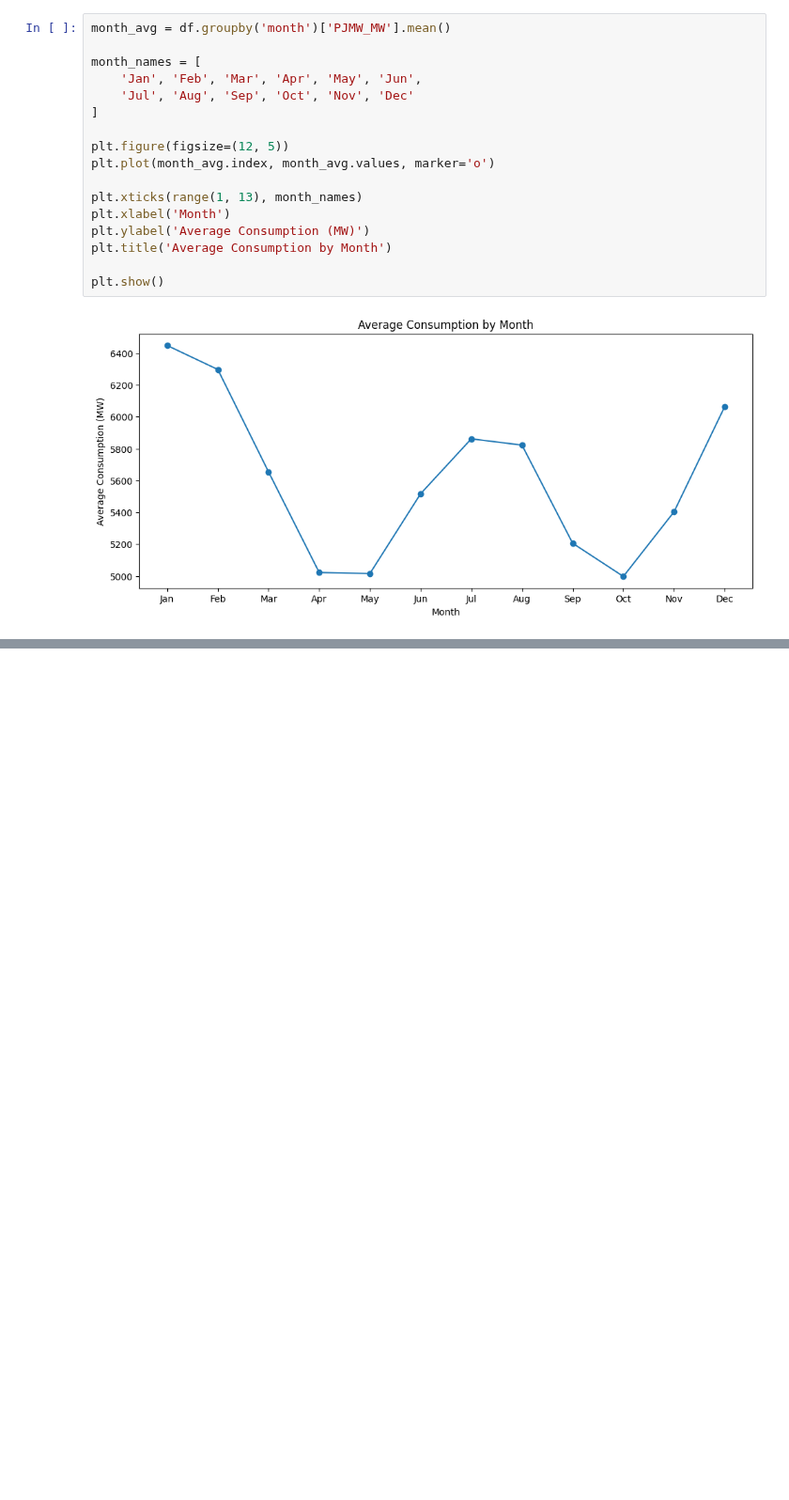
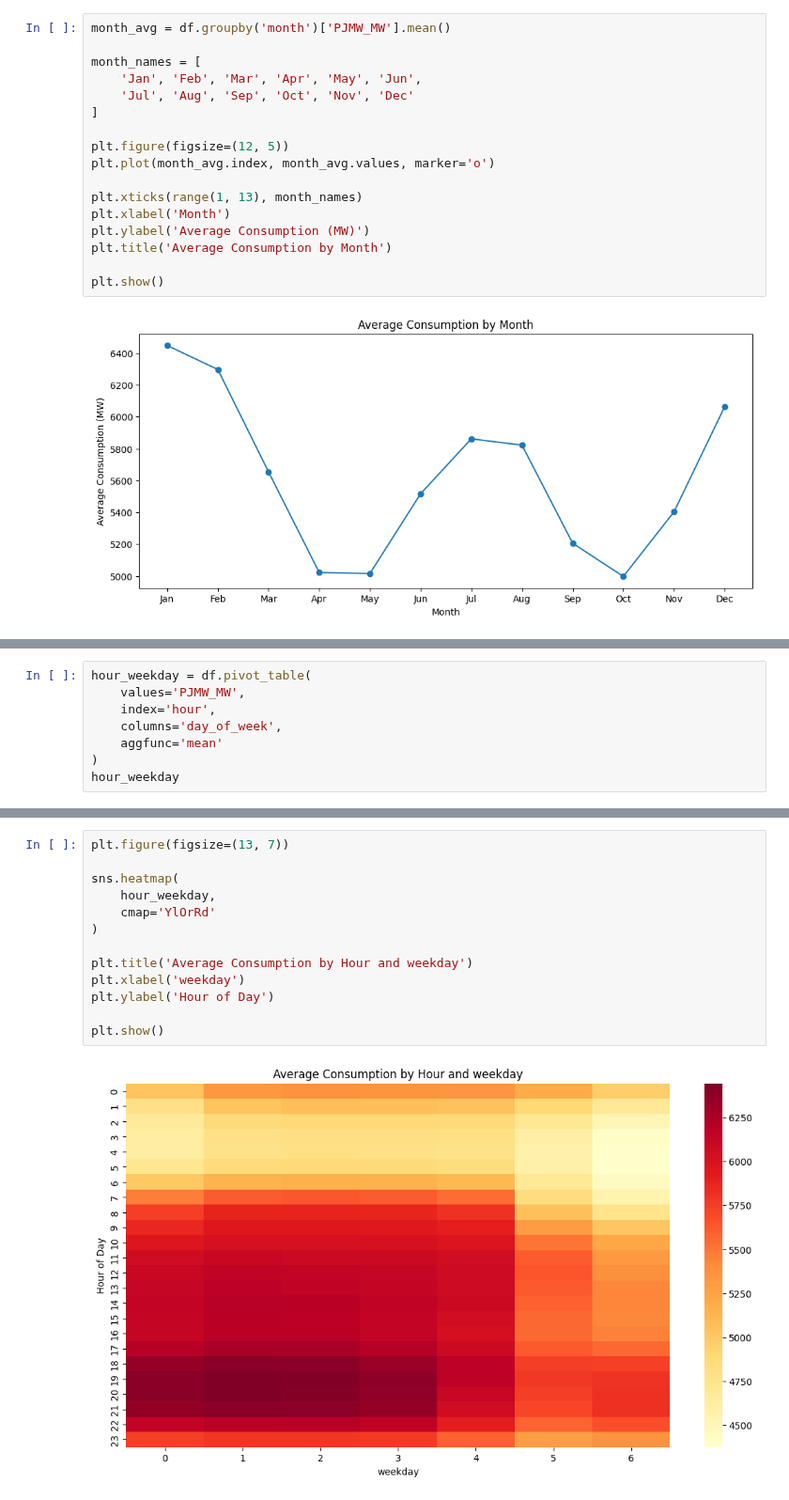
Before and after one commit to balajikoduru/Forecasting_power_supply_demand, a Jupyter notebook: Forecasting_power_supply_project/project.ipynb, the cells around one changed output, grey strips where cells are left out. Shown at 94% size. Drawn from its saved outputs; the diff is of its cells as text; blank space fills up the shorter version.

```diff
--- a/Forecasting_power_supply_project/project.ipynb
+++ b/Forecasting_power_supply_project/project.ipynb
@@ -309,0 +353,8 @@ plt.show()
+# %%
+hour_weekday = df.pivot_table(
+    values='PJMW_MW',
+    index='hour',
+    columns='day_of_week',
+    aggfunc='mean'
+)
+hour_weekday
@@ -309,0 +380,15 @@ plt.show()
+# %%
+plt.figure(figsize=(13, 7))
+
+sns.heatmap(
+    hour_weekday,
+    cmap='YlOrRd'
+)
+
+plt.title('Average Consumption by Hour and weekday')
+plt.xlabel('weekday')
+plt.ylabel('Hour of Day')
+
+plt.show()
+# %% [output]
+[figure, added]
```
Also changed, not shown: parts of 23 cells of this notebook, 1 other file.
